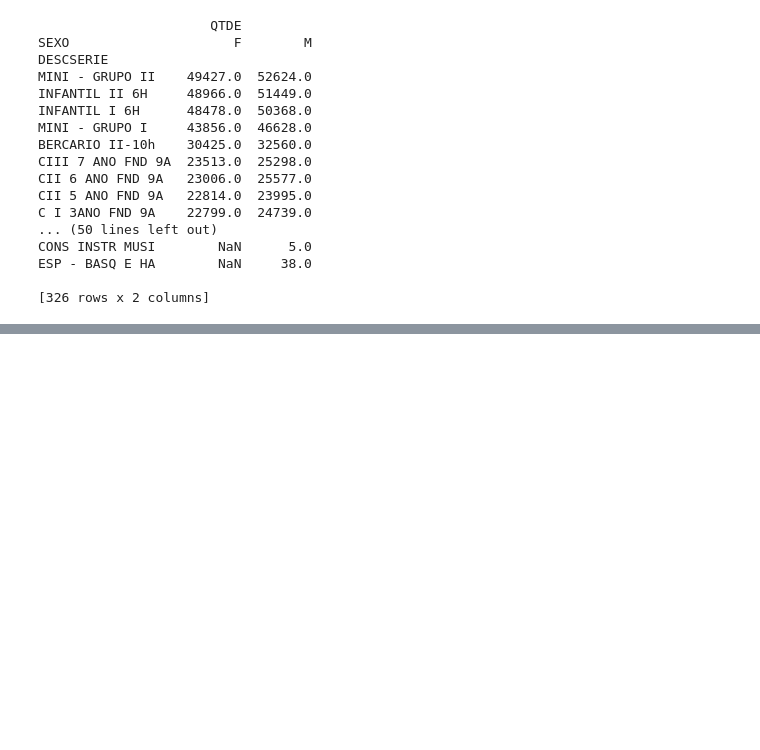
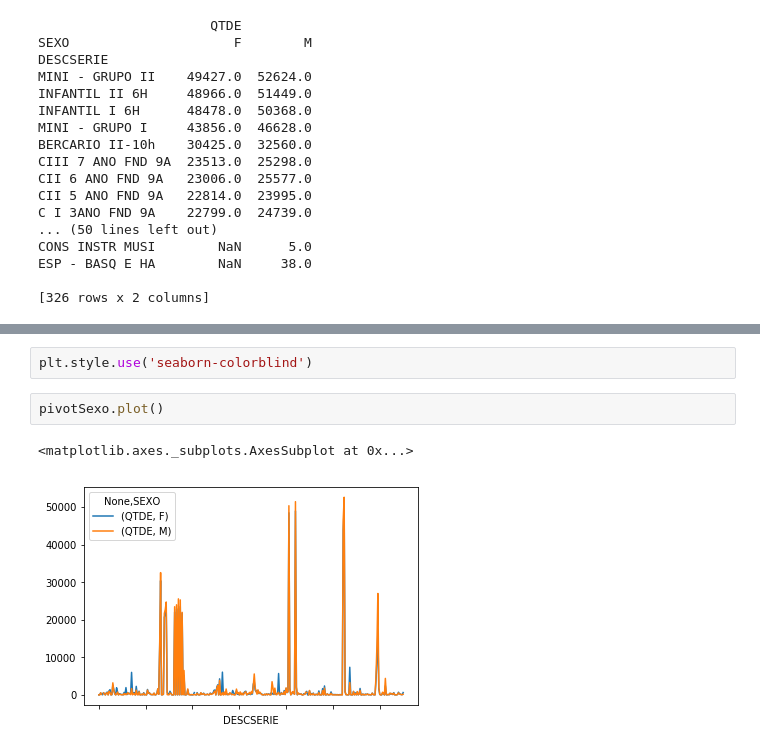
Before and after one commit to yambanis/MAC213, a Jupyter notebook: Python/Notebooks/Pandas.ipynb, the cells around one changed output, grey strips where cells are left out. Cells and saved outputs as stored; diff of their text form; blank space fills up the shorter version.

```diff
--- a/Python/Notebooks/Pandas.ipynb
+++ b/Python/Notebooks/Pandas.ipynb
@@ -354,0 +377,7 @@ ESP - BASQ E HA        NaN     38.0
+# %%
+plt.style.use('seaborn-colorblind')
+# %%
+pivotSexo.plot()
+# %% [output]
+<matplotlib.axes._subplots.AxesSubplot at 0x...>
+[figure, added]
```
Also changed, not shown: parts of 13 cells of this notebook, 1 other file.
